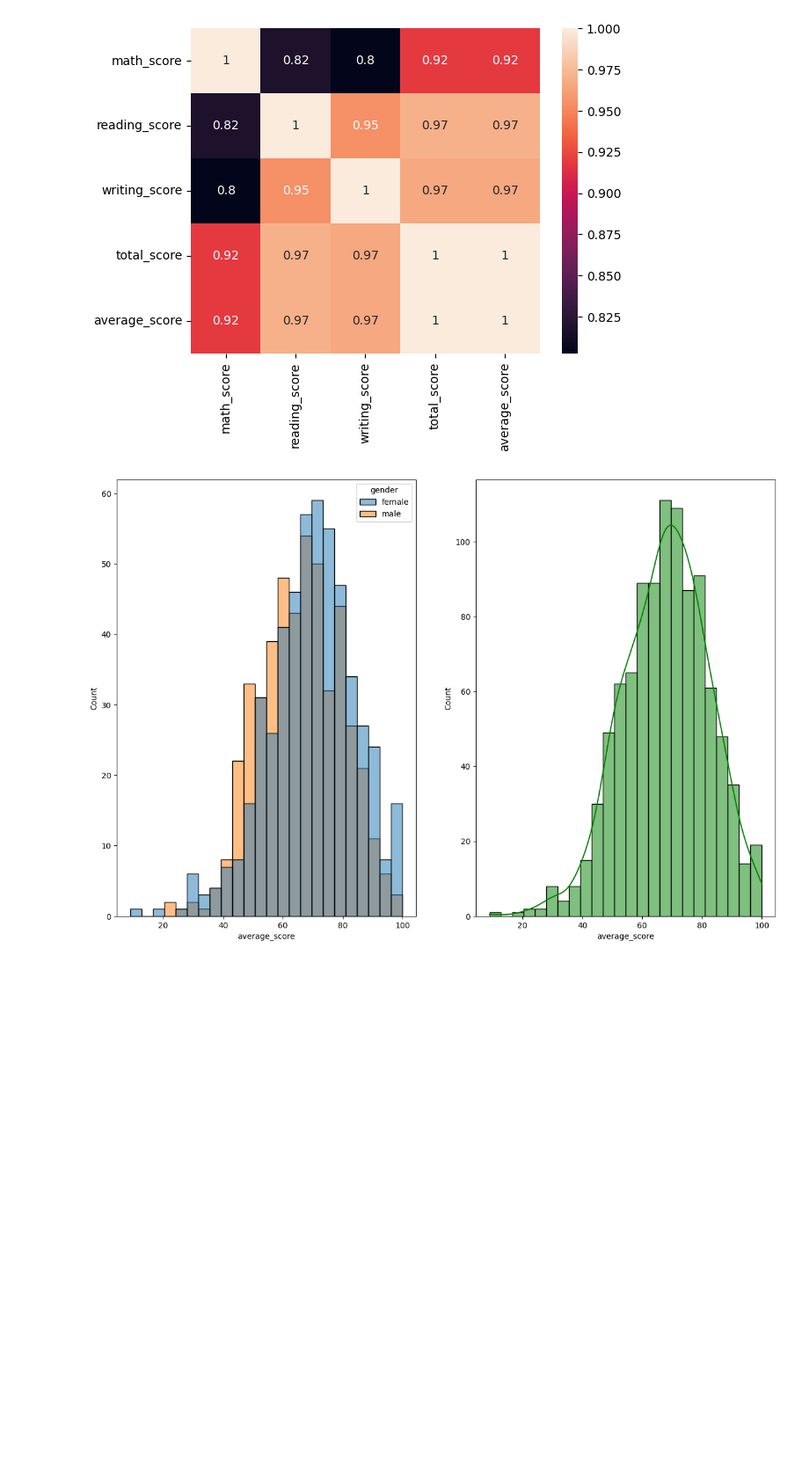
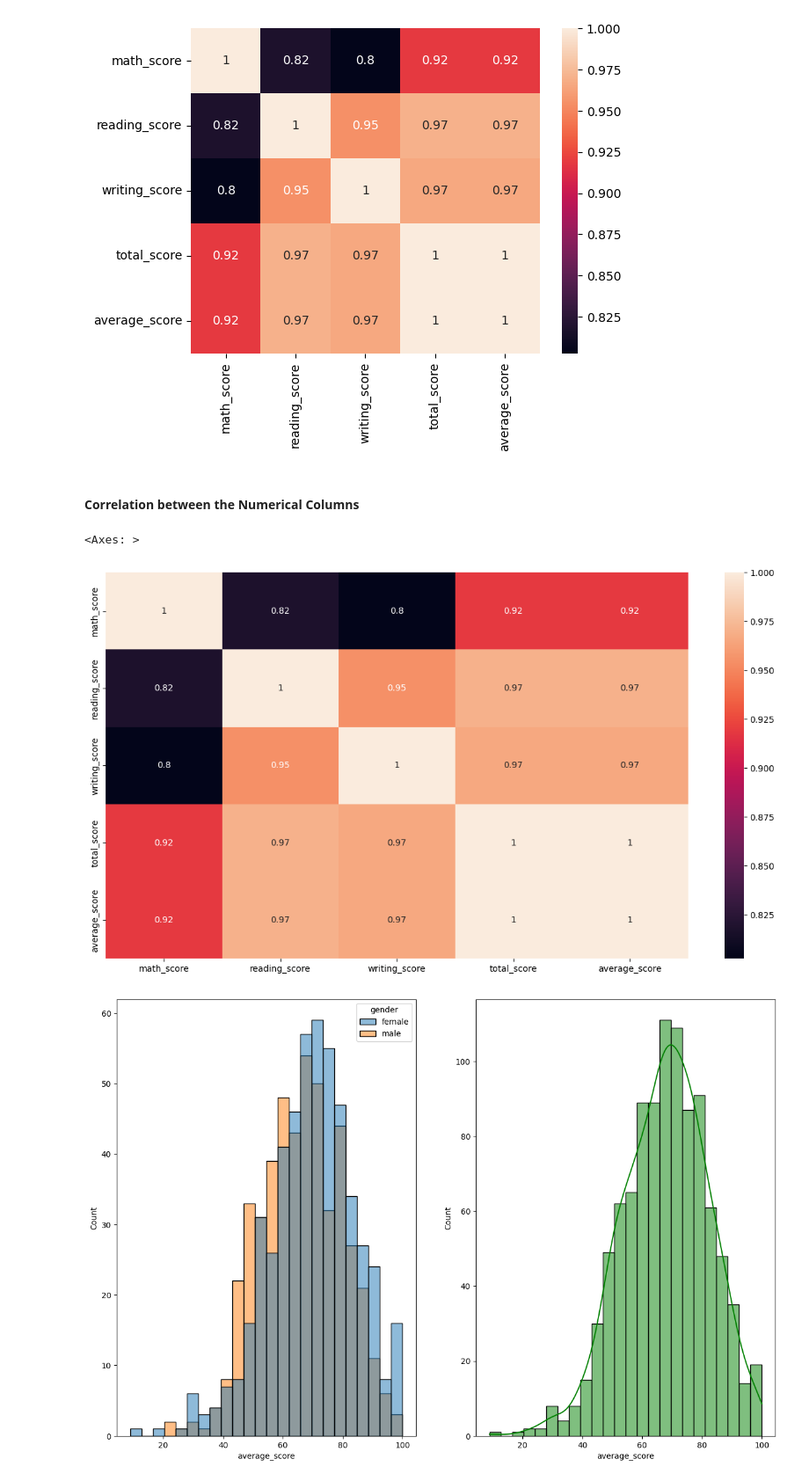
Before and after one commit to Gaurabh007/Exploratory_Data_Analysis, a Jupyter notebook: EDA_2.ipynb, the cells around one changed output. Shown at 88% size. Saved outputs shown, nothing was run; the diff lists cells and outputs as text; code cells hidden in the pictures; blank space fills up the shorter version.

```diff
--- a/EDA_2.ipynb
+++ b/EDA_2.ipynb
@@ -164,6 +164,14 @@ sns.heatmap(df.corr(),annot=True)
 # %% [output]
 <Axes: >
 [figure]
+# %% [markdown]
+#### Correlation between the Numerical Columns
+# %%
+plt.figure(figsize=(15,8))
+sns.heatmap(df.corr(),annot=True)
+# %% [output]
+<Axes: >
+[figure, added]
 # %%
 fig,axes = plt.subplots(1,2,figsize=(15,10))
 plt.subplot(121)
```
